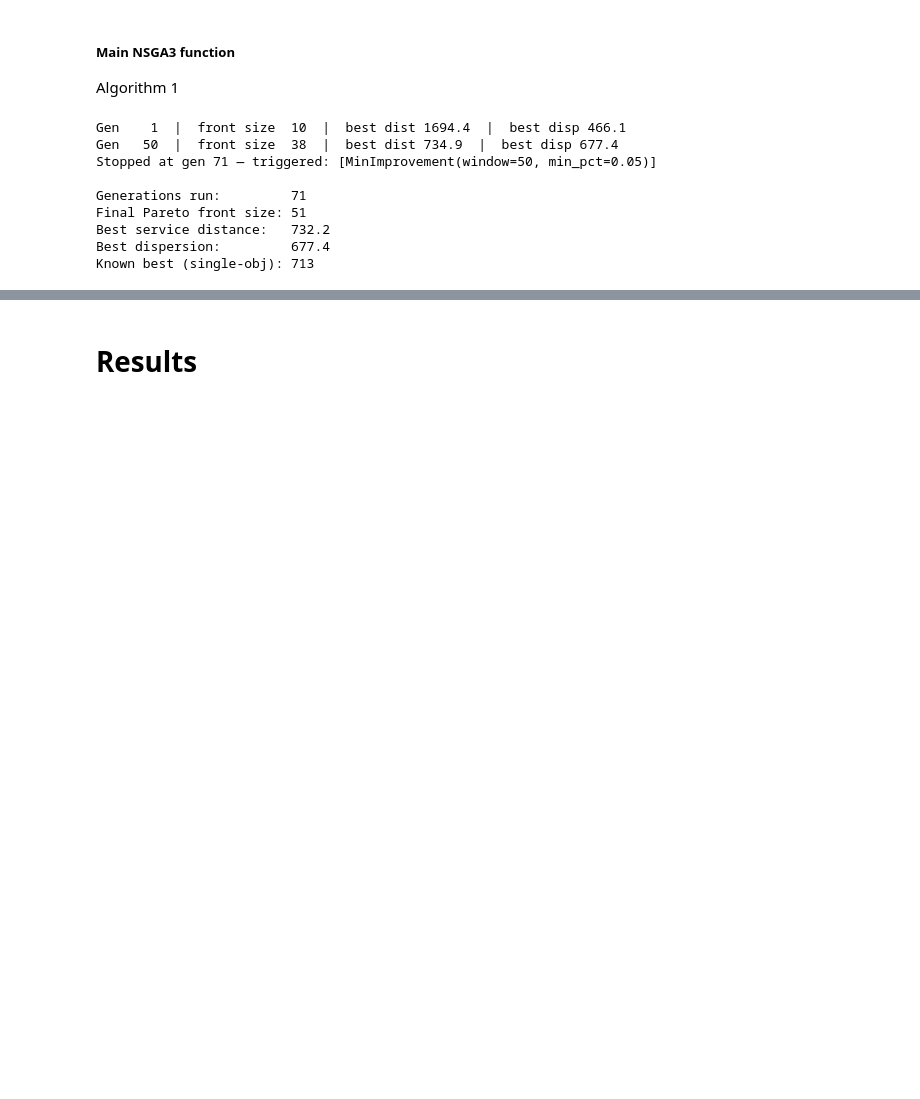
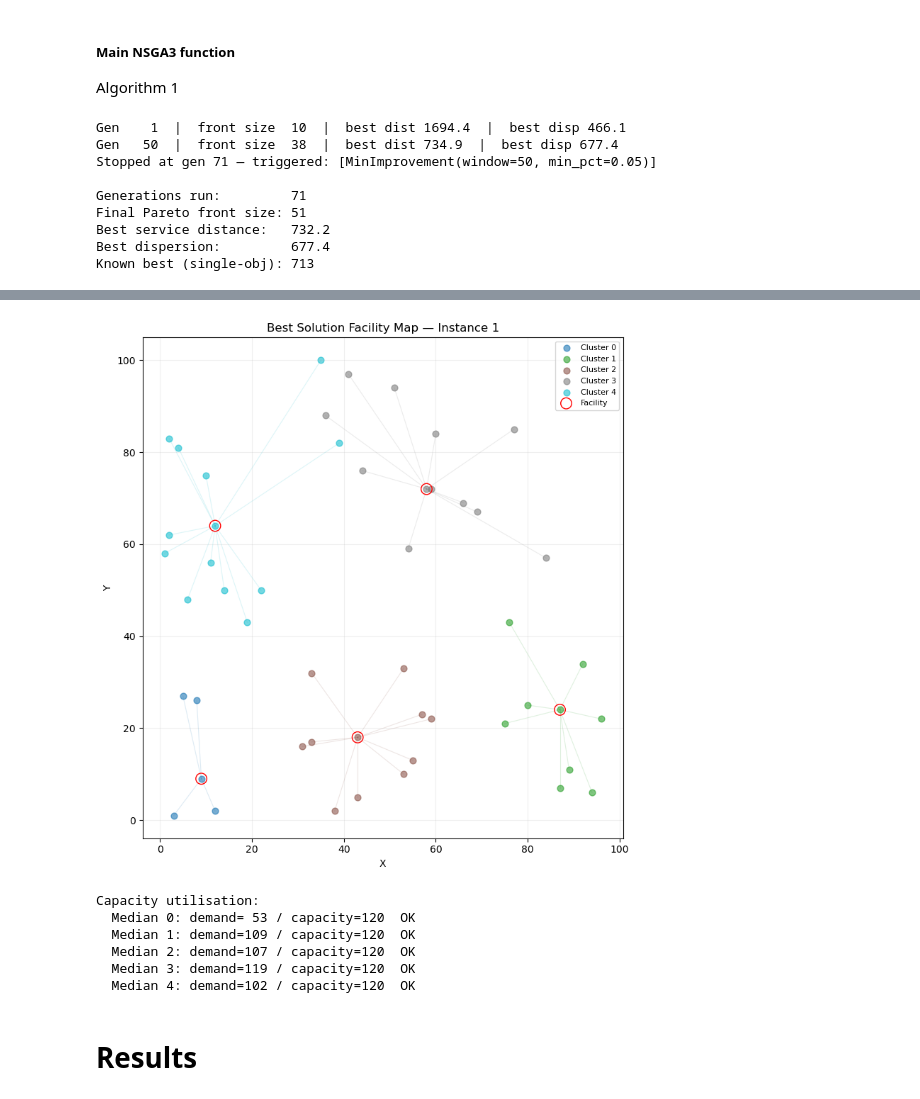
Before and after one commit to andrej-kutny/iops-NSGA-SPEA, a Jupyter notebook: iops-nsga-spea-giustacchini-kutny.ipynb, the cells around one changed output, grey strips where cells are left out. Cells and saved outputs as stored; diff of their text form; code cells hidden in the pictures; blank space fills up the shorter version.

```diff
--- a/iops-nsga-spea-giustacchini-kutny.ipynb
+++ b/iops-nsga-spea-giustacchini-kutny.ipynb
@@ -1603,2 +1884,55 @@ Known best (single-obj): 713
+# %%
+
+# Facility map — best solution (lowest service distance) from the Pareto front
+best_idx = np.argmin(result["front_raw_dists"])
+best_ind = result["front"][best_idx]
+best_fac = compute_facility_locations(best_ind, inst1.coords, inst1.num_medians)
+
+fig, ax = plt.subplots(figsize=(8, 8))
+cmap = plt.colormaps.get_cmap("tab10").resampled(inst1.num_medians)
+
+for m in range(inst1.num_medians):
+    mask = best_ind == m
+    ax.scatter(
+        inst1.coords[mask, 0], inst1.coords[mask, 1],
+        color=cmap(m), alpha=0.6, s=40, label=f"Cluster {m}"
+    )
+    # Draw lines from customers to their facility
+    for ci in np.where(mask)[0]:
+        ax.plot(
+            [inst1.coords[ci, 0], best_fac[m, 0]],
+            [inst1.coords[ci, 1], best_fac[m, 1]],
+            color=cmap(m), alpha=0.15, linewidth=0.8
+        )
+
+# Facility locations as stars
+ax.scatter(
+    best_fac[:, 0], best_fac[:, 1],
+    marker="o", s=125, color="red", facecolors='none', zorder=10, label="Facility"
+)
+
+ax.set_xlabel("X")
+ax.set_ylabel("Y")
+ax.set_title(f"Best Solution Facility Map — Instance {inst1.instance_id}")
+ax.legend(loc="upper right", fontsize=8)
+ax.grid(True, alpha=0.2)
+ax.set_aspect("equal")
+plt.tight_layout()
+plt.show()
+
+# Print capacity utilisation
+print("Capacity utilisation:")
+for m in range(inst1.num_medians):
+    demand = inst1.demands[best_ind == m].sum()
+    print(f"  Median {m}: demand={demand:3d} / capacity={inst1.capacity}  "
+          f"{'VIOLATED' if demand > inst1.capacity else 'OK'}")
+# %% [output]
+[figure, added]
+Capacity utilisation:
+  Median 0: demand= 53 / capacity=120  OK
+  Median 1: demand=109 / capacity=120  OK
+  Median 2: demand=107 / capacity=120  OK
+  Median 3: demand=119 / capacity=120  OK
+  Median 4: demand=102 / capacity=120  OK
 # %% [markdown]
 # Results
```
Also changed, not shown: parts of 6 cells of this notebook.
